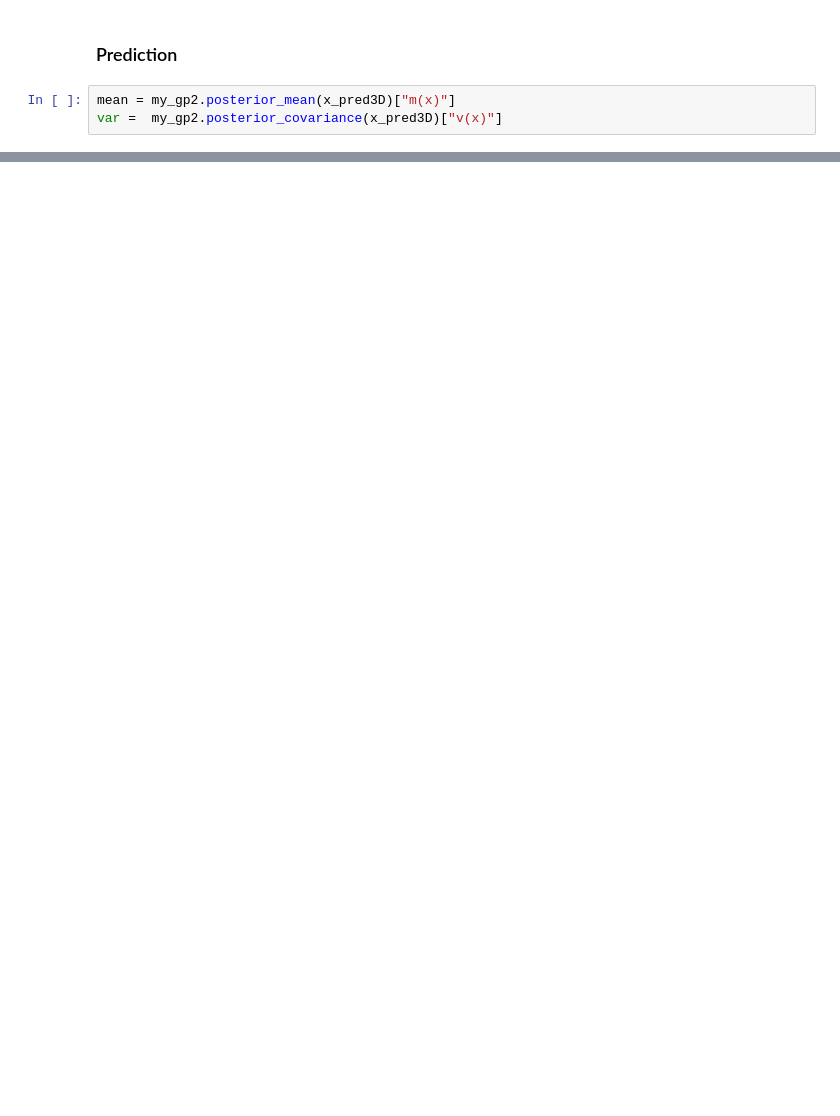
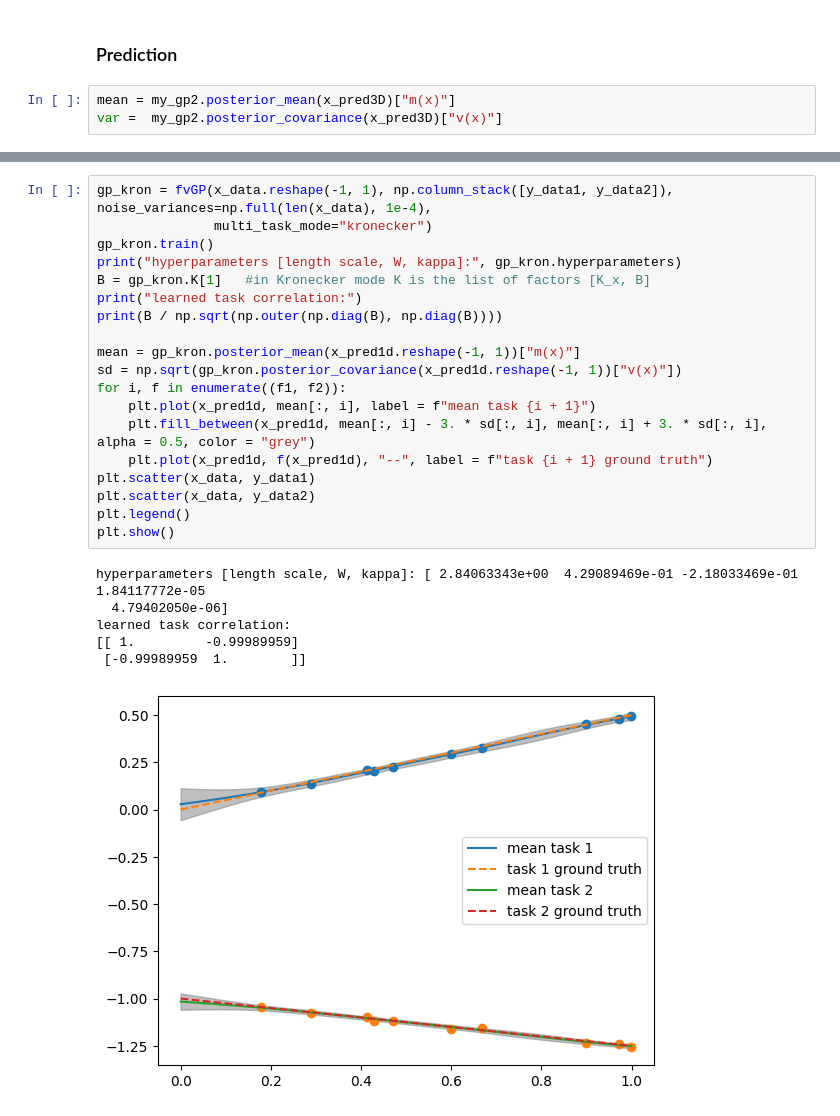
Before and after one commit to lbl-camera/fvGP, a Jupyter notebook: examples/MultiTaskTest.ipynb, the cells around one changed output, grey strips where cells are left out. Saved outputs shown, nothing was run; the diff lists cells and outputs as text; blank space fills up the shorter version.

```diff
--- a/examples/MultiTaskTest.ipynb
+++ b/examples/MultiTaskTest.ipynb
@@ -356,0 +395,26 @@ fig.show()
+# %%
+gp_kron = fvGP(x_data.reshape(-1, 1), np.column_stack([y_data1, y_data2]), noise_variances=np.full(len(x_data), 1e-4),
+               multi_task_mode="kronecker")
+gp_kron.train()
+print("hyperparameters [length scale, W, kappa]:", gp_kron.hyperparameters)
+B = gp_kron.K[1]   #in Kronecker mode K is the list of factors [K_x, B]
+print("learned task correlation:")
+print(B / np.sqrt(np.outer(np.diag(B), np.diag(B))))
+
+mean = gp_kron.posterior_mean(x_pred1d.reshape(-1, 1))["m(x)"]
+sd = np.sqrt(gp_kron.posterior_covariance(x_pred1d.reshape(-1, 1))["v(x)"])
+for i, f in enumerate((f1, f2)):
+    plt.plot(x_pred1d, mean[:, i], label = f"mean task {i + 1}")
+    plt.fill_between(x_pred1d, mean[:, i] - 3. * sd[:, i], mean[:, i] + 3. * sd[:, i], alpha = 0.5, color = "grey")
+    plt.plot(x_pred1d, f(x_pred1d), "--", label = f"task {i + 1} ground truth")
+plt.scatter(x_data, y_data1)
+plt.scatter(x_data, y_data2)
+plt.legend()
+plt.show()
+# %% [output]
+hyperparameters [length scale, W, kappa]: [ 2.84063343e+00  4.29089469e-01 -2.18033469e-01  1.84117772e-05
+  4.79402050e-06]
+learned task correlation:
+[[ 1.         -0.99989959]
+ [-0.99989959  1.        ]]
+[figure, added]
```
Also changed, not shown: parts of 18 cells of this notebook, 16 other files.
